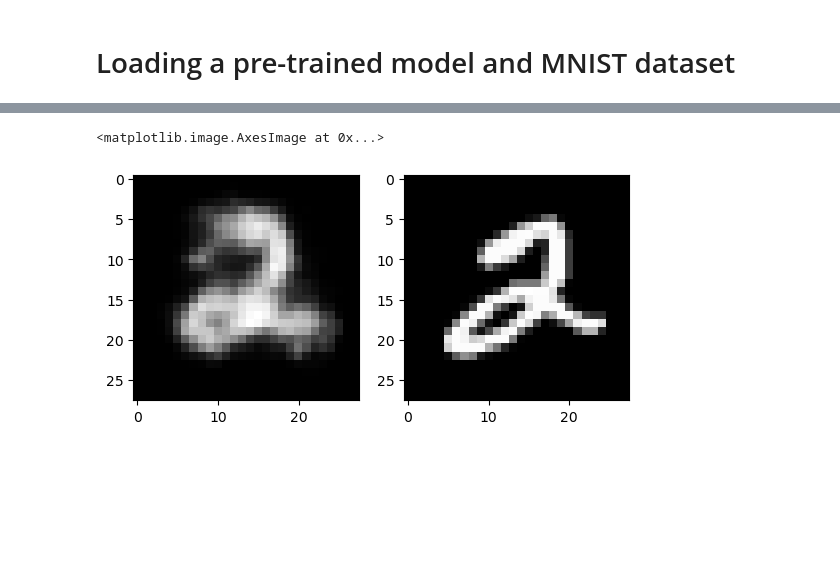
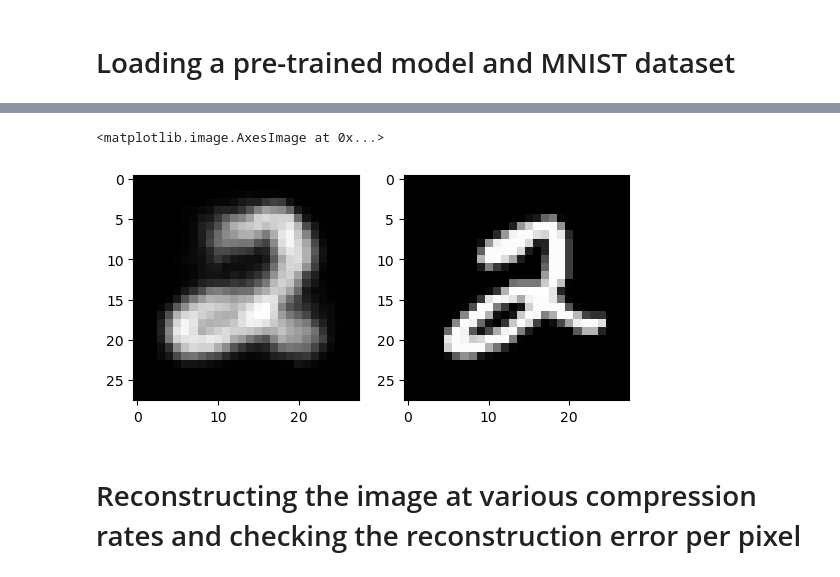
Before and after one commit to RenatoGallicola/Compressed-Sensing-using-Generative-Models, a Jupyter notebook: Compressed_sensing_with_generative_nn.ipynb, the cells around one changed output, grey strips where cells are left out. Saved outputs shown, nothing was run; the diff lists cells and outputs as text; code cells hidden in the pictures; blank space fills up the shorter version.

```diff
--- a/Compressed_sensing_with_generative_nn.ipynb
+++ b/Compressed_sensing_with_generative_nn.ipynb
@@ -34,0 +26,9 @@ print(training.shape)
+# %%
+# Load NN model
+G = keras.models.load_model(MODEL_PATH)
+# Load chose dataset (MNIST)
+(training_x,training_y) , (test_x , test_y) = tf.keras.datasets.mnist.load_data()
+# Generate an image giving a random vectori in input to the NN to check the generatio capability
+z = np.random.randn(1,20)
+image = G(z)
+plt.imshow(image[0,:,:,0],cmap='gray')
@@ -69,7 +68,7 @@ def loss(z):
     return tf.norm(diff)
 
 # Optimization step
-def train_step(z):
+def train_step(z, optimizer):
     with tf.GradientTape() as tape:
         current_loss = loss(z)
     gradients = tape.gradient(current_loss, [z])
@@ -77,17 +76,22 @@ def train_step(z):
     return current_loss
 
 # Training loop
-num_epochs = 500
-tries = 3
-results = []
-for i in range(tries):
-    z = tf.Variable(np.random.rand(1,20), dtype = tf.float32)
-    optimizer = tf.optimizers.Adam(learning_rate=0.01)
-    for epoch in range(num_epochs):
-        current_loss = train_step(z)
-        if epoch % 100 == 0:
-            print(f'Epoch {epoch}, Loss: {current_loss.numpy()}')
+def train(num_epochs , tries , nn_input , A , y):
+    best_loss = np.inf
+    best_result = None
+    for i in range(tries):
+        z = tf.Variable(np.random.rand(1,nn_input), dtype = tf.float32)
+        optimizer = tf.optimizers.Adam(learning_rate=0.01)
+        for epoch in range(num_epochs):
+            current_loss = train_step(z , optimizer)
+            if epoch % 100 == 0:
+                print(f'Epoch {epoch}, Loss: {current_loss.numpy()}')
 
-    print(f'Optimized z has loss : {loss(z).numpy()}')
-    results.append((loss(z).numpy() , G(z).numpy()))
+        print(f'Optimized z has loss : {loss(z).numpy()}')
+        if current_loss.numpy() < best_loss:
+            best_loss = current_loss.numpy()
+            best_result = z
+    return best_loss , best_result
+
+best_loss , z = train(num_epochs , tries , 20 , A , y)
 # %% [output]
@@ -112,10 +116,9 @@ Optimized z has loss : 382.2107238769531
 # %%
-best_idx = np.argmin([r[0] for r in results])
-best_x = results[best_idx][1]
-
 fig,axis = plt.subplots(1,2)
-axis[0].imshow(best_x[0,:,:,0], cmap='gray')
+axis[0].imshow(G(z)[0,:,:,0], cmap='gray')
 axis[1].imshow(training_x[index,:,:], cmap='gray')
 # %% [output]
 <matplotlib.image.AxesImage at 0x...>
-[figure, old version]
+[figure, new version]
+# %% [markdown]
+# Reconstructing the image at various compression rates and checking the reconstruction error per pixel
```
Also changed, not shown: parts of 11 cells of this notebook.
